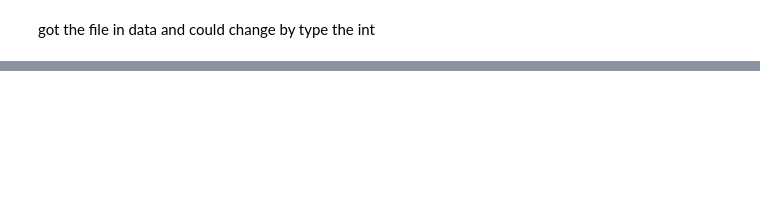
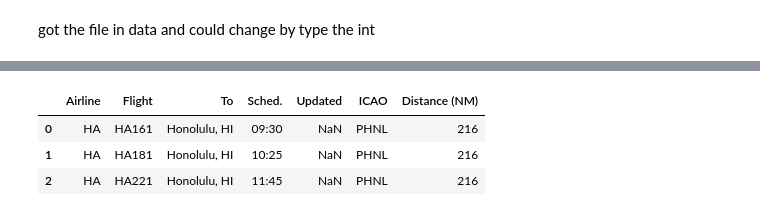
Before and after one commit to ypeng12/Airline, a Jupyter notebook: AirlineGraph.ipynb, the cells around one changed output, grey strips where cells are left out. Drawn from its saved outputs; the diff is of its cells as text; code cells hidden in the pictures; blank space fills up the shorter version.

```diff
--- a/AirlineGraph.ipynb
+++ b/AirlineGraph.ipynb
@@ -176,0 +205,26 @@ plt.show()
+# %%
+# Example ICAO code mapping for destination airports
+icao_mapping = {
+    'Honolulu, HI': 'PHNL',
+    'Kahului, HI': 'PHOG',
+    # Add more mappings as needed
+}
+
+# Example distance mapping (in nautical miles) from the origin airport (e.g., Hilo, HI - PHTO)
+distance_mapping = {
+    'PHNL': 216,  # Distance from Hilo to Honolulu
+    'PHOG': 104,  # Distance from Hilo to Kahului
+    # Add more distances as needed
+}
+
+# Map the ICAO codes and distances to the flight data
+flights_data['ICAO'] = flights_data['To'].map(icao_mapping)
+flights_data['Distance (NM)'] = flights_data['ICAO'].map(distance_mapping)
+
+# Display the updated DataFrame
+flights_data.head()
+# %% [output]
+|  | Airline | Flight | To | Sched. | Updated | ICAO | Distance (NM) |
+| 0 | HA | HA161 | Honolulu, HI | 09:30 | NaN | PHNL | 216 |
+| 1 | HA | HA181 | Honolulu, HI | 10:25 | NaN | PHNL | 216 |
+| 2 | HA | HA221 | Honolulu, HI | 11:45 | NaN | PHNL | 216 |
```
Also changed, not shown: parts of 6 cells of this notebook.
